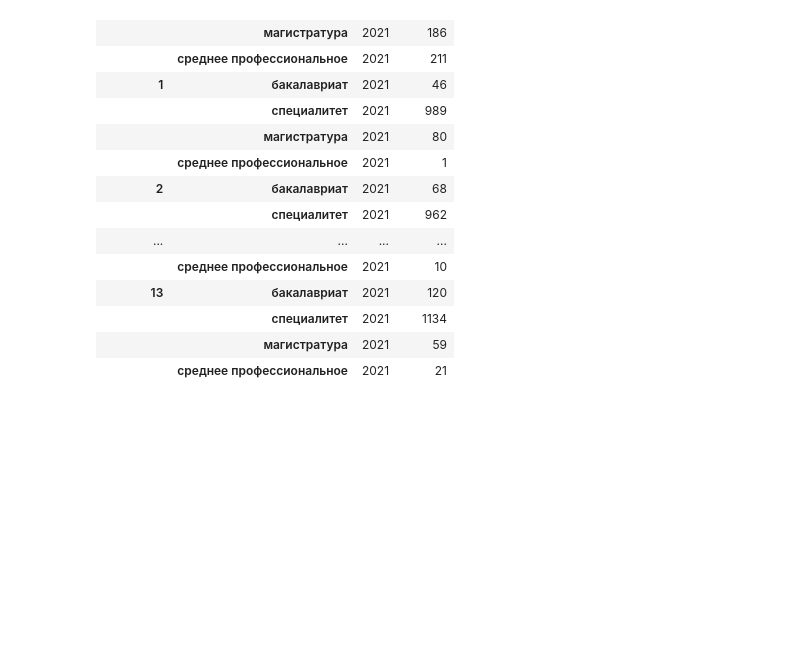
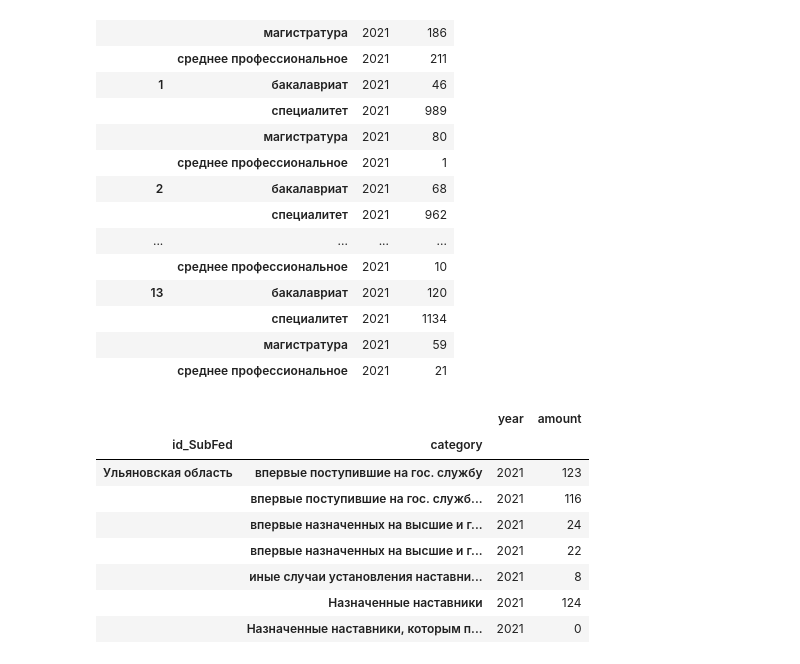
Before and after one commit to Viraremi/ulstu_praktik, a Jupyter notebook: func_test.ipynb, the cells around one changed output. Cells and saved outputs as stored; diff of their text form; code cells hidden in the pictures; blank space fills up the shorter version.

```diff
--- a/func_test.ipynb
+++ b/func_test.ipynb
@@ -267,24 +286,35 @@ df.insert(0, 'year', 2021)
 # %%
 #Mentoring
 category = [
     'впервые поступившие на гос. службу',
     'впервые поступившие на гос. службу, которым назначены наставники',
     'впервые назначенных на высшие и главные должности гос. службы',
     'впервые назначенных на высшие и главные должности гос. службы, которым назначены наставники',
     'иные случаи установления наставничества',
     'Назначенные наставники',
-    'Назначенные наставники, которым произведена доплата',
-    'Количество лиц, в отношении которых установленно наставничество'
+    'Назначенные наставники, которым произведена доплата'
 ]
 
-df = pd.read_excel('2021x.xlsx', sheet_name='12. Наставничество', header=None)
-df = df.iloc[7:21, 2:14]
+df = pd.read_excel('data_xlsx/2019_ul.xlsx', sheet_name='12. Наставничество', header=None)
+df = df.iloc[7:21, 2:13]
 df = df.drop([4,7,9,12], axis=1)
+df = df.dropna()
 df = df.stack().reset_index(drop=True).to_frame()
-m_id = pd.MultiIndex.from_product([id_SubFed, category], names=['id_SubFed', 'category'])
+m_id = pd.MultiIndex.from_product([ulsk, category], names=['id_SubFed', 'category'])
 df = df.set_axis(m_id, axis=0)
 df = df.rename(columns={0: 'amount'})
 df.insert(0, 'year', 2021)
+df
+# %% [output]
+|  |  | year | amount |
+| id_SubFed | category |  |  |
+| Ульяновская область | впервые поступившие на гос. службу | 2021 | 123 |
+|  | впервые поступившие на гос. служб... | 2021 | 116 |
+|  | впервые назначенных на высшие и г... | 2021 | 24 |
+|  | впервые назначенных на высшие и г... | 2021 | 22 |
+|  | иные случаи установления наставни... | 2021 | 8 |
+|  | Назначенные наставники | 2021 | 124 |
+|  | Назначенные наставники, которым п... | 2021 | 0 |
 # %%
 #ReserveComposition
 category = [
```
Also changed, not shown: parts of 9 cells of this notebook, 25 other files.
